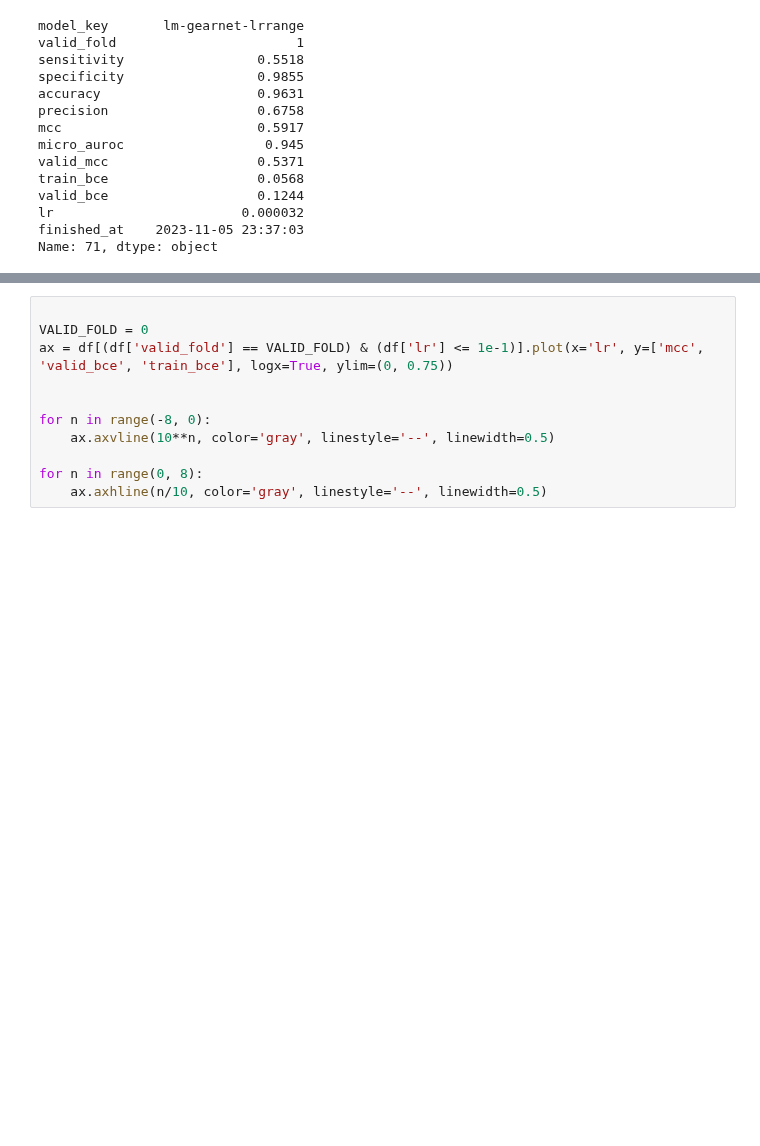
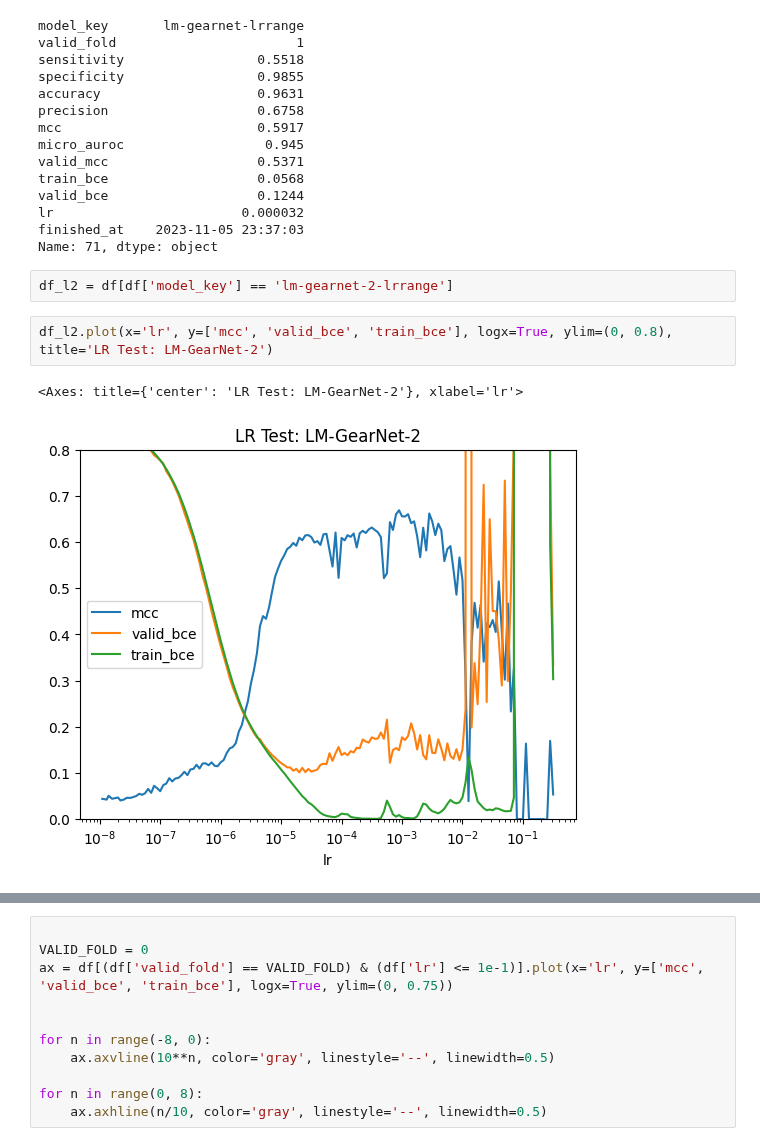
Before and after one commit to dlwocks31/atpbind, a Jupyter notebook: final_cv_sides.ipynb, the cells around one changed output, grey strips where cells are left out. Cells and saved outputs as stored; diff of their text form; blank space fills up the shorter version.

```diff
--- a/final_cv_sides.ipynb
+++ b/final_cv_sides.ipynb
@@ -36,3 +36,10 @@ valid_bce                   0.1244
 lr                        0.000032
 finished_at    2023-11-05 23:37:03
 Name: 71, dtype: object
+# %%
+df_l2 = df[df['model_key'] == 'lm-gearnet-2-lrrange']
+# %%
+df_l2.plot(x='lr', y=['mcc', 'valid_bce', 'train_bce'], logx=True, ylim=(0, 0.8), title='LR Test: LM-GearNet-2')
+# %% [output]
+<Axes: title={'center': 'LR Test: LM-GearNet-2'}, xlabel='lr'>
+[figure, added]
```
Also changed, not shown: parts of 2 cells of this notebook, 11 other files.
